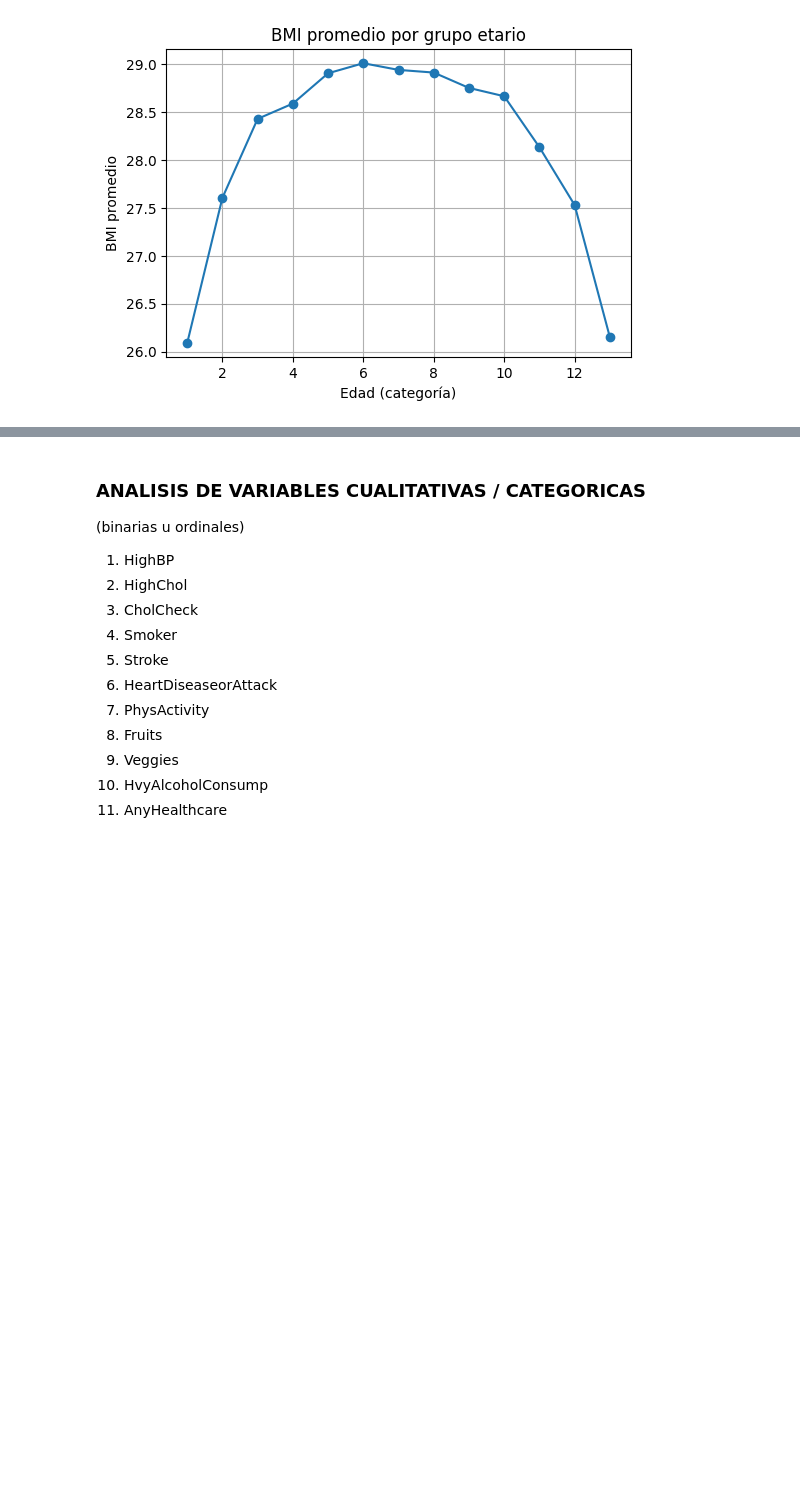
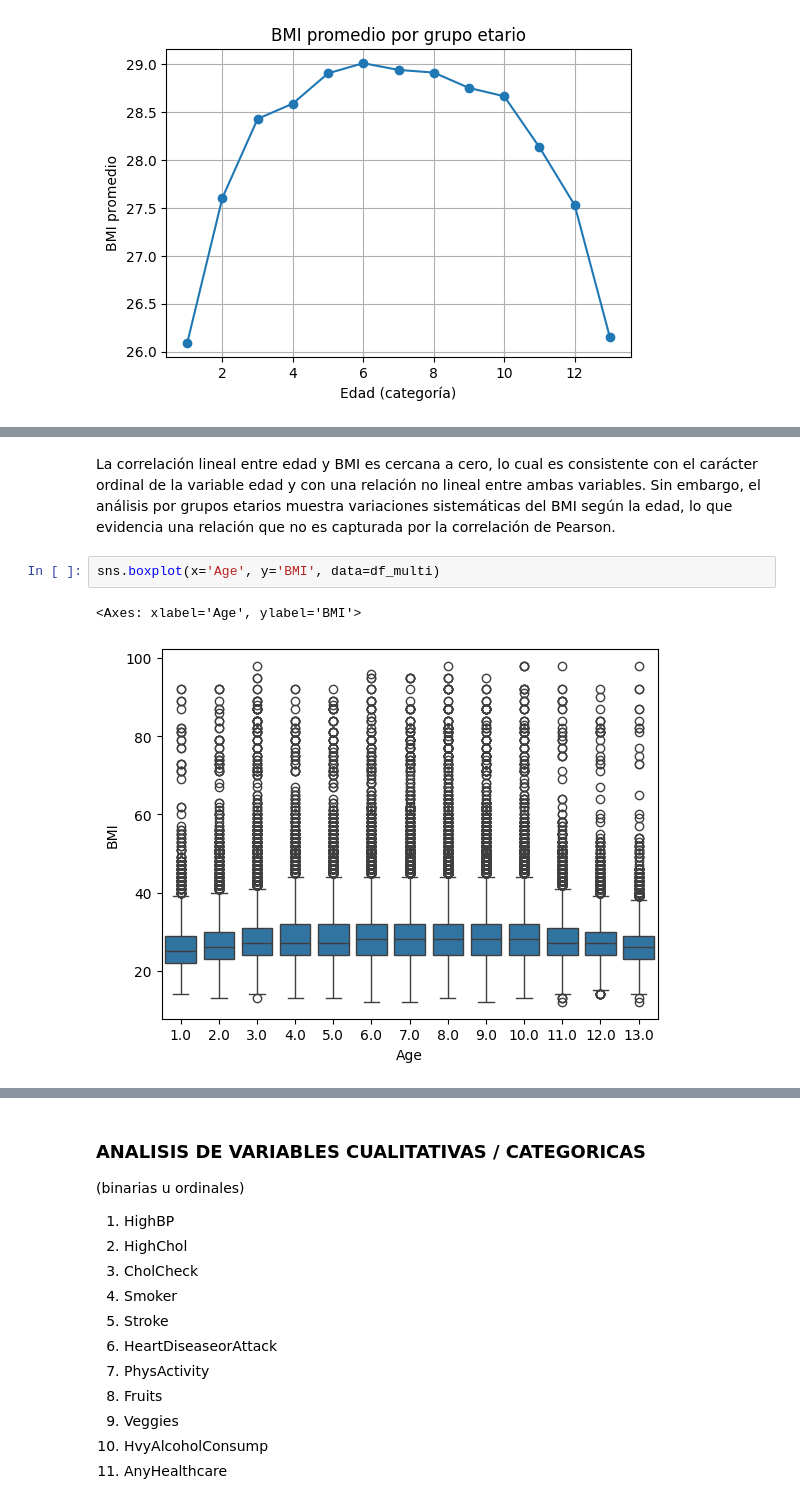
Before and after one commit to sebas-serrano/Diabetes_Health_Indicators, a Jupyter notebook: notebooks/Diabetes_Health_Indicators.ipynb, the cells around one changed output, grey strips where cells are left out. Saved outputs shown, nothing was run; the diff lists cells and outputs as text; blank space fills up the shorter version.

```diff
--- a/notebooks/Diabetes_Health_Indicators.ipynb
+++ b/notebooks/Diabetes_Health_Indicators.ipynb
@@ -258,0 +265,7 @@ plt.show()
+# %% [markdown]
+La correlación lineal entre edad y BMI es cercana a cero, lo cual es consistente con el carácter ordinal de la variable edad y con una relación no lineal entre ambas variables. Sin embargo, el análisis por grupos etarios muestra variaciones sistemáticas del BMI según la edad, lo que evidencia una relación que no es capturada por la correlación de Pearson.
+# %%
+sns.boxplot(x='Age', y='BMI', data=df_multi)
+# %% [output]
+<Axes: xlabel='Age', ylabel='BMI'>
+[figure, added]
```
Also changed, not shown: parts of 2 cells of this notebook.
